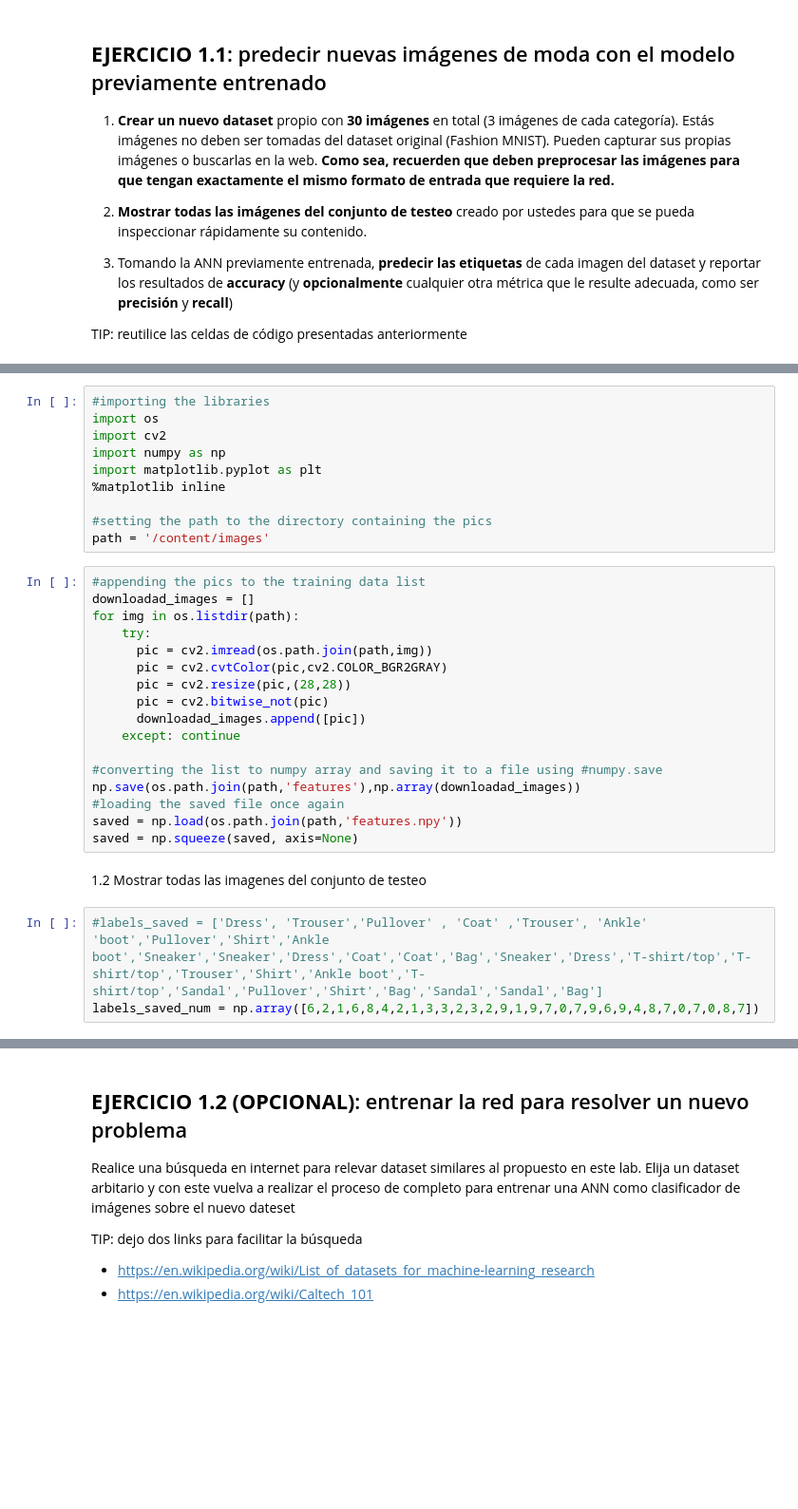
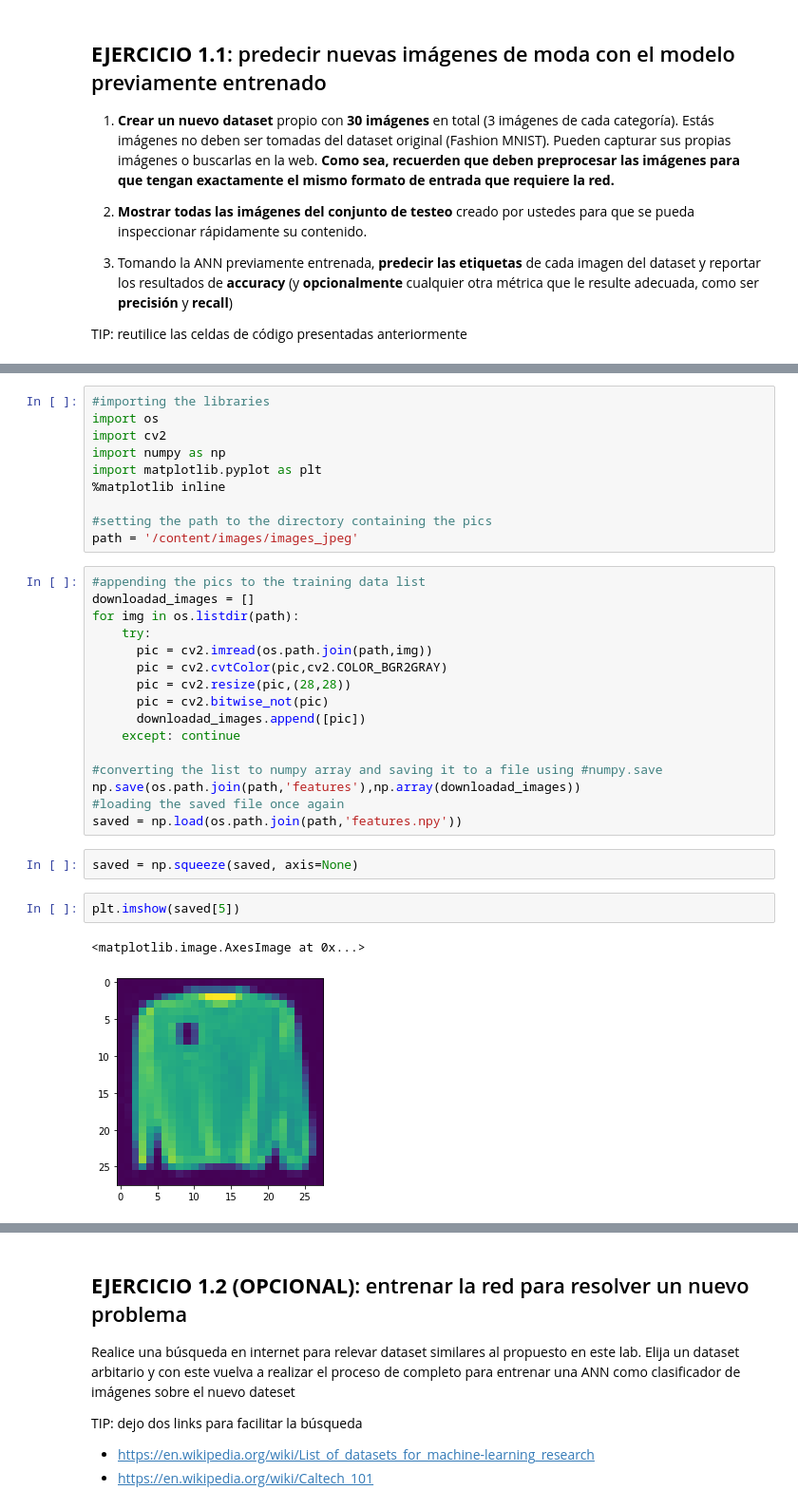
Before and after one commit to SilvaMercedes/Optativa-vision, a Jupyter notebook: Lab_1_Intro_ANN.ipynb, the cells around one changed output, grey strips where cells are left out. Shown: that part at 95% size. Drawn from its saved outputs; the diff is of its cells as text; blank space fills up the shorter version.

```diff
--- a/Lab_1_Intro_ANN.ipynb
+++ b/Lab_1_Intro_ANN.ipynb
@@ -458,7 +559,7 @@ import matplotlib.pyplot as plt
 %matplotlib inline
 
 #setting the path to the directory containing the pics
-path = '/content/images'
+path = '/content/images/images_jpeg'
 # %%
 #appending the pics to the training data list
 downloadad_images = []
@@ -475,9 +576,10 @@ for img in os.listdir(path):
 np.save(os.path.join(path,'features'),np.array(downloadad_images))
 #loading the saved file once again
 saved = np.load(os.path.join(path,'features.npy'))
-saved = np.squeeze(saved, axis=None)
-# %% [markdown]
-1.2 Mostrar todas las imagenes del conjunto de testeo
-# %%
-#labels_saved = ['Dress', 'Trouser','Pullover' , 'Coat' ,'Trouser', 'Ankle' 'boot','Pullover','Shirt','Ankle boot','Sneaker','Sneaker','Dress','Coat','Coat','Bag','Sneaker','Dress','T-shirt/top','T-shirt/top','Trouser','Shirt','Ankle boot','T-shirt/top','Sandal','Pullover','Shirt','Bag','Sandal','Sandal','Bag']
-labels_saved_num = np.array([6,2,1,6,8,4,2,1,3,3,2,3,2,9,1,9,7,0,7,9,6,9,4,8,7,0,7,0,8,7])
+# %%
+saved = np.squeeze(saved, axis=None)
+# %%
+plt.imshow(saved[5])
+# %% [output]
+<matplotlib.image.AxesImage at 0x...>
+[figure, added]
```
Also changed, not shown: parts of 32 cells of this notebook.
